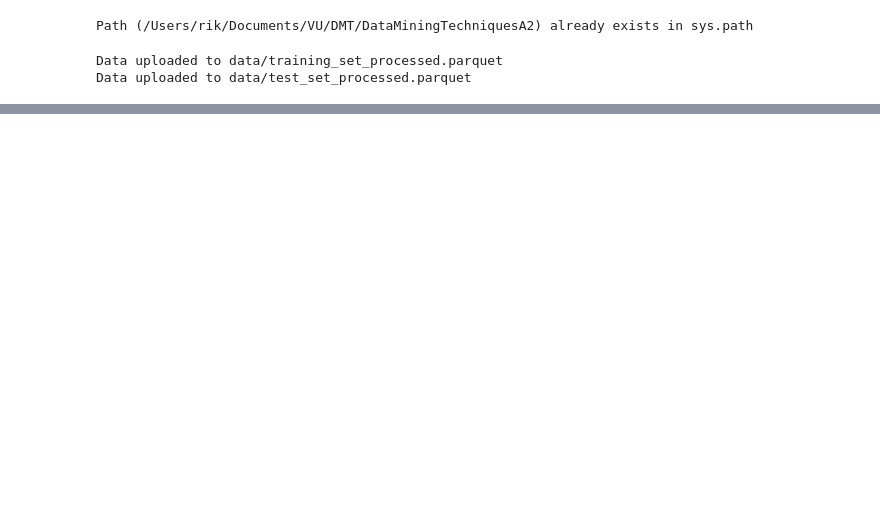
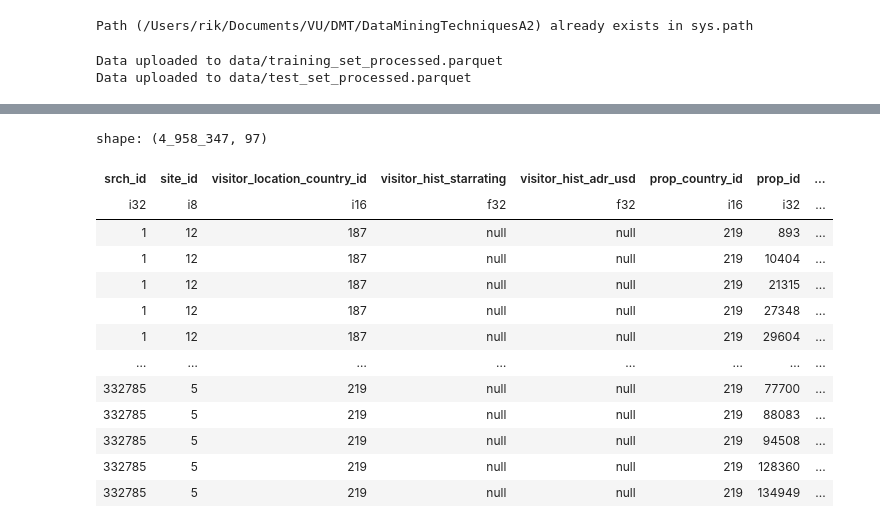
Before and after one commit to madalenabarcelo/DataMiningTechniquesA2, a Jupyter notebook: data_preparation.ipynb, the cells around one changed output, grey strips where cells are left out. Drawn from its saved outputs; the diff is of its cells as text; code cells hidden in the pictures; blank space fills up the shorter version.

```diff
--- a/data_preparation.ipynb
+++ b/data_preparation.ipynb
@@ -34,3 +34,20 @@ shape: (4_958_347, 65)
 | 332785 | 5 | 219 | null | null | 219 | 94508 | ... |
 | 332785 | 5 | 219 | null | null | 219 | 128360 | ... |
 | 332785 | 5 | 219 | null | null | 219 | 134949 | ... |
+# %%
+train_df.with_columns(pl.col("srch_id").count().over("srch_id").alias("srch_id_count"))
+# %% [output]
+shape: (4_958_347, 97)
+| srch_id | site_id | visitor_location_country_id | visitor_hist_starrating | visitor_hist_adr_usd | prop_country_id | prop_id | ... |
+| i32 | i8 | i16 | f32 | f32 | i16 | i32 | ... |
+| 1 | 12 | 187 | null | null | 219 | 893 | ... |
+| 1 | 12 | 187 | null | null | 219 | 10404 | ... |
+| 1 | 12 | 187 | null | null | 219 | 21315 | ... |
+| 1 | 12 | 187 | null | null | 219 | 27348 | ... |
+| 1 | 12 | 187 | null | null | 219 | 29604 | ... |
+| … | … | … | … | … | … | … | ... |
+| 332785 | 5 | 219 | null | null | 219 | 77700 | ... |
+| 332785 | 5 | 219 | null | null | 219 | 88083 | ... |
+| 332785 | 5 | 219 | null | null | 219 | 94508 | ... |
+| 332785 | 5 | 219 | null | null | 219 | 128360 | ... |
+| 332785 | 5 | 219 | null | null | 219 | 134949 | ... |
```
Also changed, not shown: parts of 2 cells of this notebook, 3 other files.
